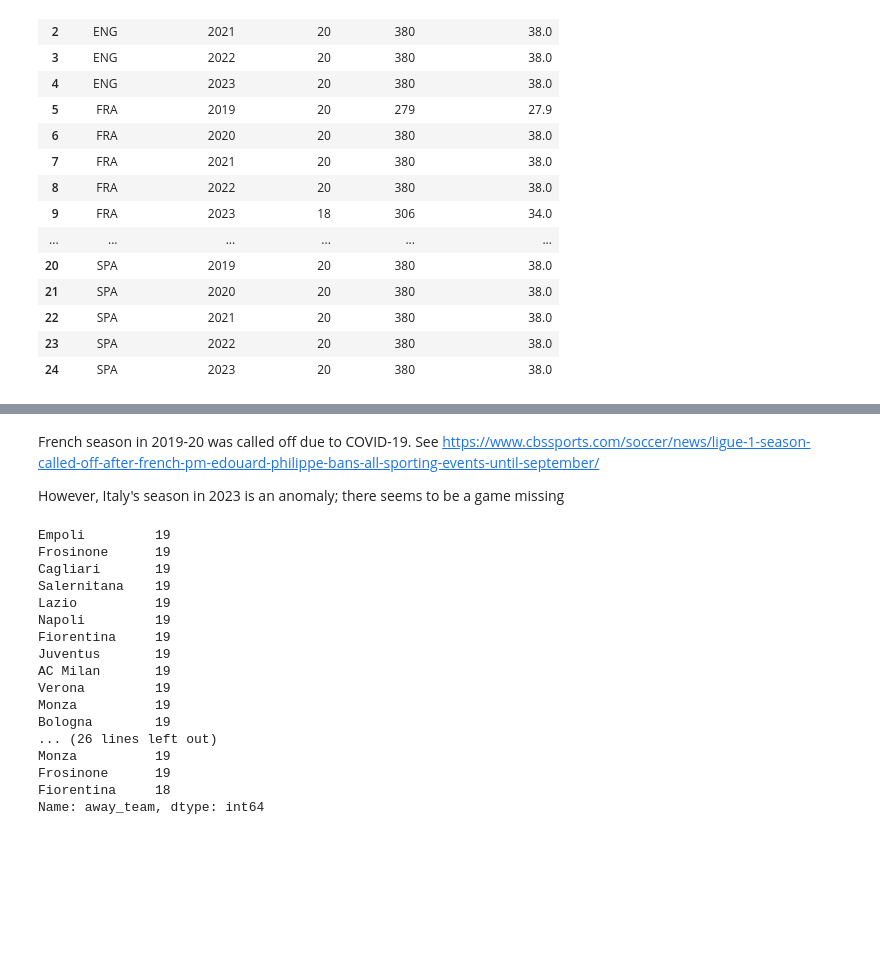
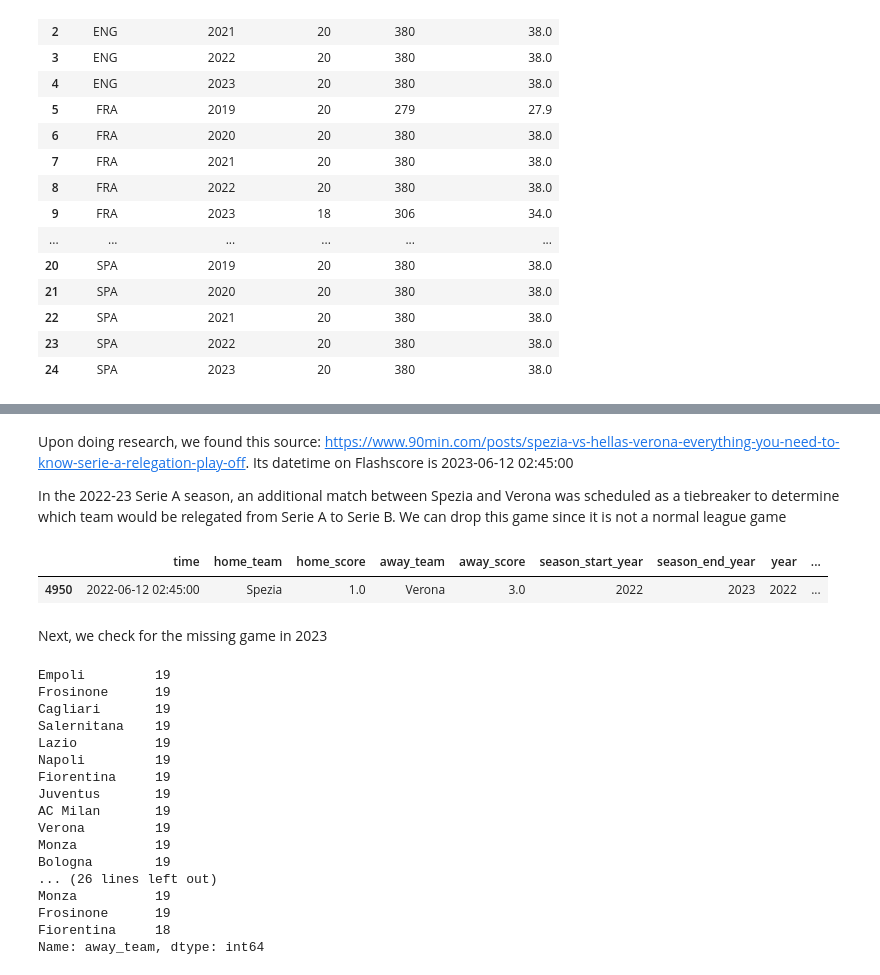
Before and after one commit to LEPK02/sc1015-assignment, a Jupyter notebook: 01_data_processing.ipynb, the cells around one changed output, grey strips where cells are left out. Drawn from its saved outputs; the diff is of its cells as text; code cells hidden in the pictures; blank space fills up the shorter version.

```diff
--- a/data_processing.ipynb
+++ b/01_data_processing.ipynb
@@ -250,7 +288,14 @@ display(team_counts)
 # %% [markdown]
-French season in 2019-20 was called off due to COVID-19. See https://www.cbssports.com/soccer/news/ligue-1-season-called-off-after-french-pm-edouard-philippe-bans-all-sporting-events-until-september/
+Upon doing research, we found this source: https://www.90min.com/posts/spezia-vs-hellas-verona-everything-you-need-to-know-serie-a-relegation-play-off. Its datetime on Flashscore is 2023-06-12 02:45:00
 
-However, Italy's season in 2023 is an anomaly; there seems to be a game missing
+In the 2022-23 Serie A season, an additional match between Spezia and Verona was scheduled as a tiebreaker to determine which team would be relegated from Serie A to Serie B. We can drop this game since it is not a normal league game
+# %%
+index_to_drop = scores_df[(scores_df['home_team'] == 'Spezia') & (scores_df['away_team'] == 'Verona') & (scores_df['time'] == '2023-06-12 02:45:00')].index
+# %% [output]
+|  | time | home_team | home_score | away_team | away_score | season_start_year | season_end_year | year | ... |
+| 4950 | 2022-06-12 02:45:00 | Spezia | 1.0 | Verona | 3.0 | 2022 | 2023 | 2022 | ... |
+# %% [markdown]
+Next, we check for the missing game in 2023
 # %%
 ita_2023_df = scores_df[(scores_df['country'] == 'ITA') & (scores_df['season_start_year'] == 2023)]
 home_team_counts = ita_2023_df['home_team'].value_counts()
```
Also changed, not shown: parts of 8 cells of this notebook, 17 other files.
